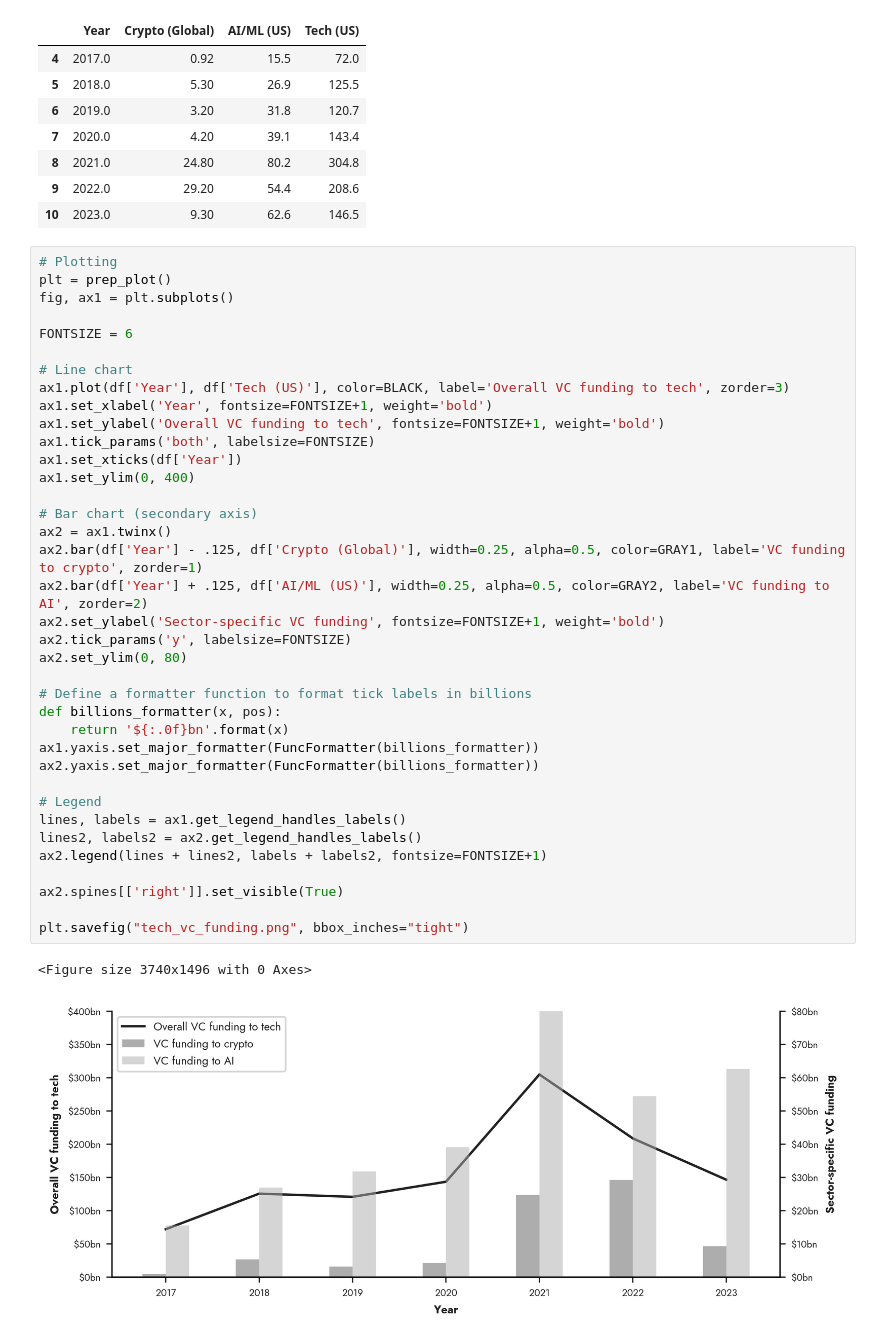
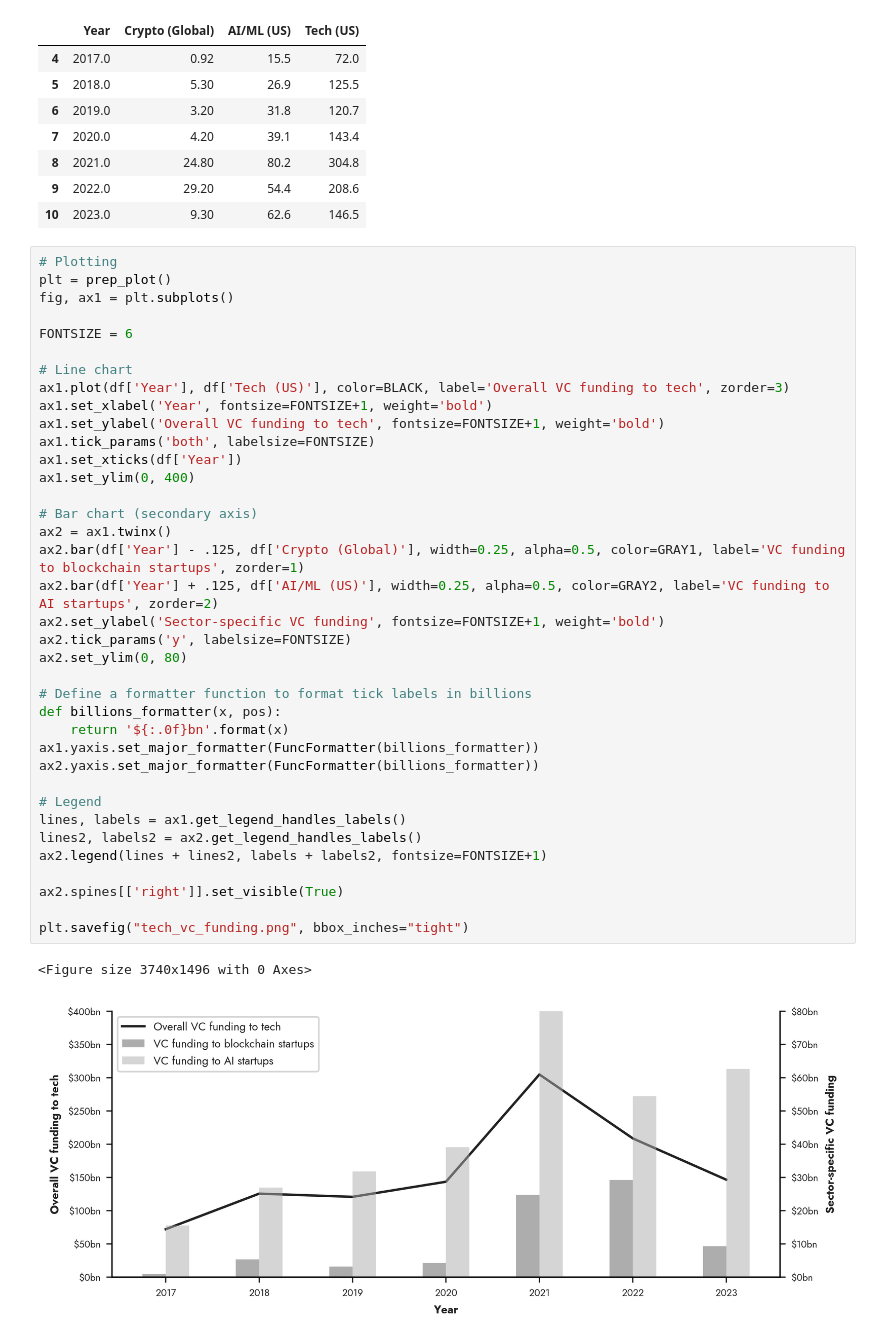
Before and after one commit to pluralitybook/plurality, a Jupyter notebook: figs/data/tech_vc_funding/tech_vc_funding.ipynb, the cells around one changed output. Cells and saved outputs as stored; diff of their text form.

Commit message:
update: vc funding charts

```diff
--- a/figs/data/tech_vc_funding/tech_vc_funding.ipynb
+++ b/figs/data/tech_vc_funding/tech_vc_funding.ipynb
@@ -28,33 +28,33 @@ FONTSIZE = 6
 # Line chart
 ax1.plot(df['Year'], df['Tech (US)'], color=BLACK, label='Overall VC funding to tech', zorder=3)
 ax1.set_xlabel('Year', fontsize=FONTSIZE+1, weight='bold')
 ax1.set_ylabel('Overall VC funding to tech', fontsize=FONTSIZE+1, weight='bold')
 ax1.tick_params('both', labelsize=FONTSIZE)
 ax1.set_xticks(df['Year'])
 ax1.set_ylim(0, 400)
 
 # Bar chart (secondary axis)
 ax2 = ax1.twinx()
-ax2.bar(df['Year'] - .125, df['Crypto (Global)'], width=0.25, alpha=0.5, color=GRAY1, label='VC funding to crypto', zorder=1)
-ax2.bar(df['Year'] + .125, df['AI/ML (US)'], width=0.25, alpha=0.5, color=GRAY2, label='VC funding to AI', zorder=2)
+ax2.bar(df['Year'] - .125, df['Crypto (Global)'], width=0.25, alpha=0.5, color=GRAY1, label='VC funding to blockchain startups', zorder=1)
+ax2.bar(df['Year'] + .125, df['AI/ML (US)'], width=0.25, alpha=0.5, color=GRAY2, label='VC funding to AI startups', zorder=2)
 ax2.set_ylabel('Sector-specific VC funding', fontsize=FONTSIZE+1, weight='bold')
 ax2.tick_params('y', labelsize=FONTSIZE)
 ax2.set_ylim(0, 80)
 
 # Define a formatter function to format tick labels in billions
 def billions_formatter(x, pos):
     return '${:.0f}bn'.format(x)
 ax1.yaxis.set_major_formatter(FuncFormatter(billions_formatter))
 ax2.yaxis.set_major_formatter(FuncFormatter(billions_formatter))
 
 # Legend
 lines, labels = ax1.get_legend_handles_labels()
 lines2, labels2 = ax2.get_legend_handles_labels()
 ax2.legend(lines + lines2, labels + labels2, fontsize=FONTSIZE+1)
 
 ax2.spines[['right']].set_visible(True)
 
 plt.savefig("tech_vc_funding.png", bbox_inches="tight")
 # %% [output]
 <Figure size 3740x1496 with 0 Axes>
-[figure, old version]
+[figure, new version]
```
Also changed, not shown: parts of 2 cells of this notebook, 4 other files.
